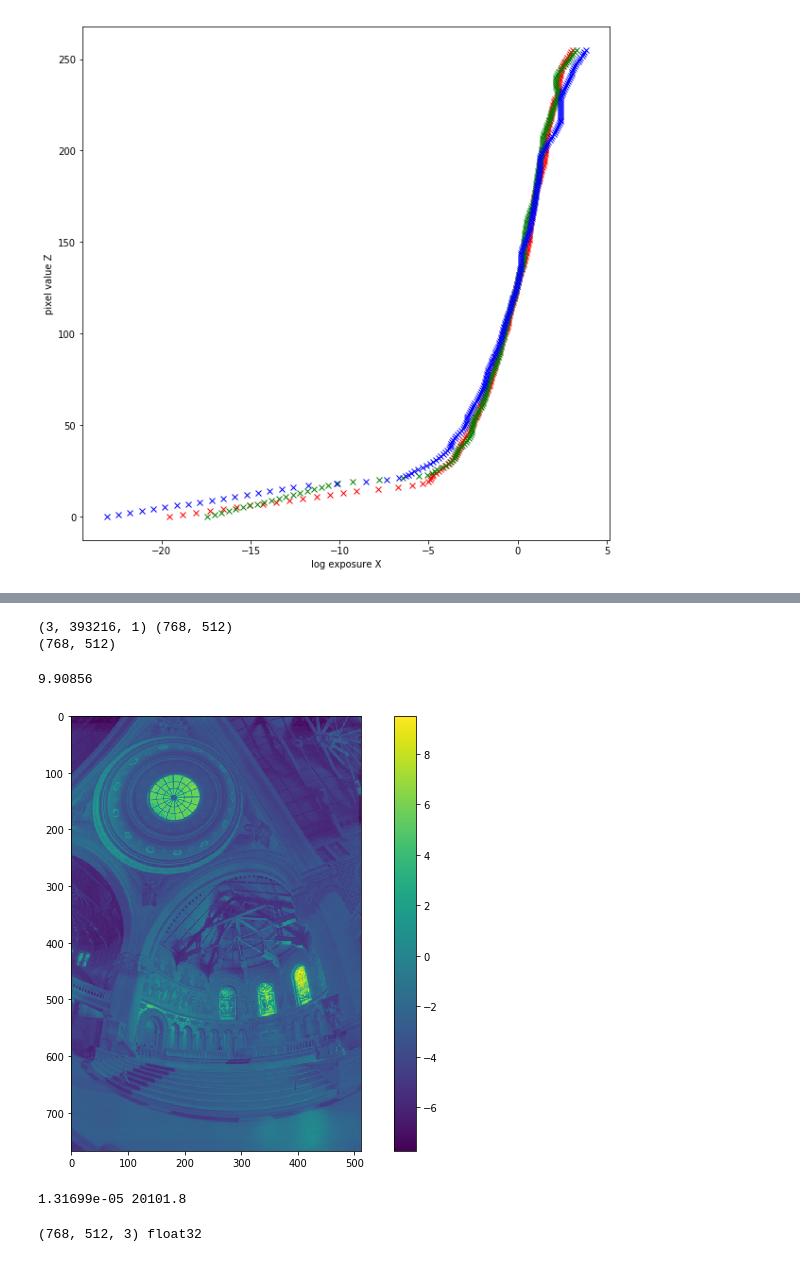
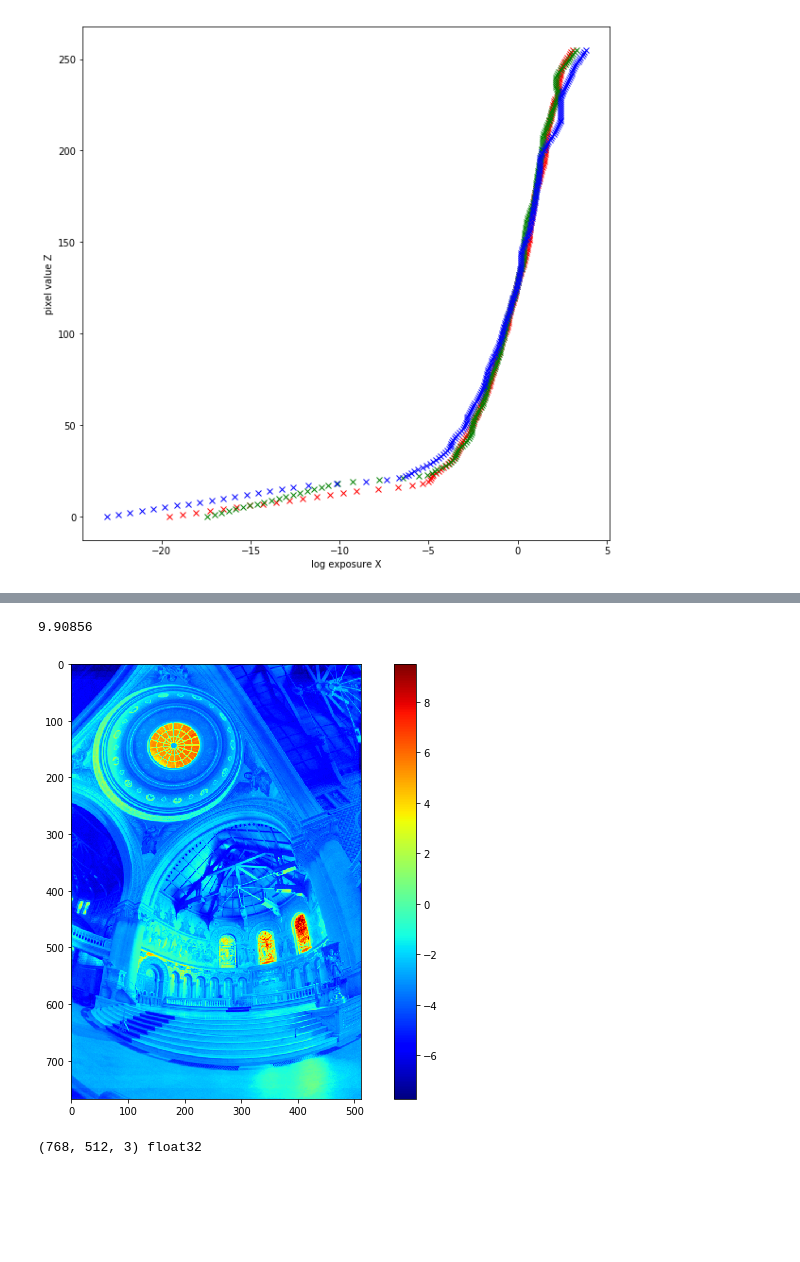
Before and after one commit to SSARCandy/HDR-imaging, a Jupyter notebook: HDR-playground.ipynb, the cells around one changed output, grey strips where cells are left out. Cells and saved outputs as stored; diff of their text form; code cells hidden in the pictures; blank space fills up the shorter version.

Commit message:
refine construct_hdr() code

```diff
--- a/HDR-playground.ipynb
+++ b/HDR-playground.ipynb
@@ -93,6 +93,24 @@ def construct_radiance_map(g, Z, ln_t, w):
         acc_w = 0
 
     return ln_E
+# %%
+def construct_hdr(img_list, response_curve, exposure_times):
+    # Construct radiance map for each channels
+    img_size = img_list[0][0].shape
+    w = [z if z <= 0.5*255 else 255-z for z in range(256)]
+    ln_t = np.log2(exposure_times)
+
+    vfunc = np.vectorize(lambda x:math.exp(x))
+    hdr = np.zeros((img_size[0], img_size[1], 3), 'float32')
+
+    # construct radiance map for BGR channels
+    for i in range(3):
+        Z = [img.flatten().tolist() for img in img_list[i]]
+        E = construct_radiance_map(response_curve[i], Z, ln_t, w)
+        # Exponational each channels and reshape to 2D-matrix
+        hdr[..., i] = np.reshape(vfunc(E), img_size)
+
+    return hdr
 # %%
 # Loading exposure images into a list
 dirname = 'test'#'taipei'
@@ -168,24 +145,0 @@ cProfile.run('Er = construct_radiance_map(gr, Zr, ln_shutter_speed, w)')
-# %%
-E = np.asarray([Eb, Eg, Er])
-
-vfunc = np.vectorize(lambda x:math.exp(x))
-img_size = img_list_b[0].shape
-
-print(E.shape, img_size)
-
-for i in range(3):
-    E[i] = vfunc(E[i])
-
-bE = np.reshape(E[0], img_size)
-gE = np.reshape(E[1], img_size)
-rE = np.reshape(E[2], img_size)
-
-print(np.shape(rE))
-
-#im_color = cv2.applyColorMap(rE, cv2.COLORMAP_BONE)
-
-#cv2.imshow('t',rE[0])
-#cv2.waitKey(0)
-# %% [output]
-(3, 393216, 1) (768, 512)
-(768, 512)
@@ -197 +146,3 @@ hdr[..., 2] = rE
+# %%
+hdr = construct_hdr([img_list_b, img_list_g, img_list_r], [gb, gg, gr], exposure_times)
 # %%
@@ -202,16 +152,11 @@ print(np.log(hdr).max())
 # %%
 # Show false-color Radiance map (log value)
 plt.figure(figsize=(12, 8))
-plt.imshow(np.log(cv2.cvtColor(hdr, cv2.COLOR_BGR2GRAY)))
+plt.imshow(np.log(cv2.cvtColor(hdr, cv2.COLOR_BGR2GRAY)), cmap='jet')
 plt.colorbar()
 plt.show()
 # %% [output]
-[figure, old version]
+[figure, new version]
-# %%
-
-print(hdr.min(),hdr.max())
-# %% [output]
-1.31699e-05 20101.8
 # %%
 print(hdr.shape, hdr.dtype)
 image = np.zeros((hdr.shape[0], hdr.shape[1], 3), 'float32')
```
Also changed, not shown: parts of 6 cells of this notebook, 1 other file.
